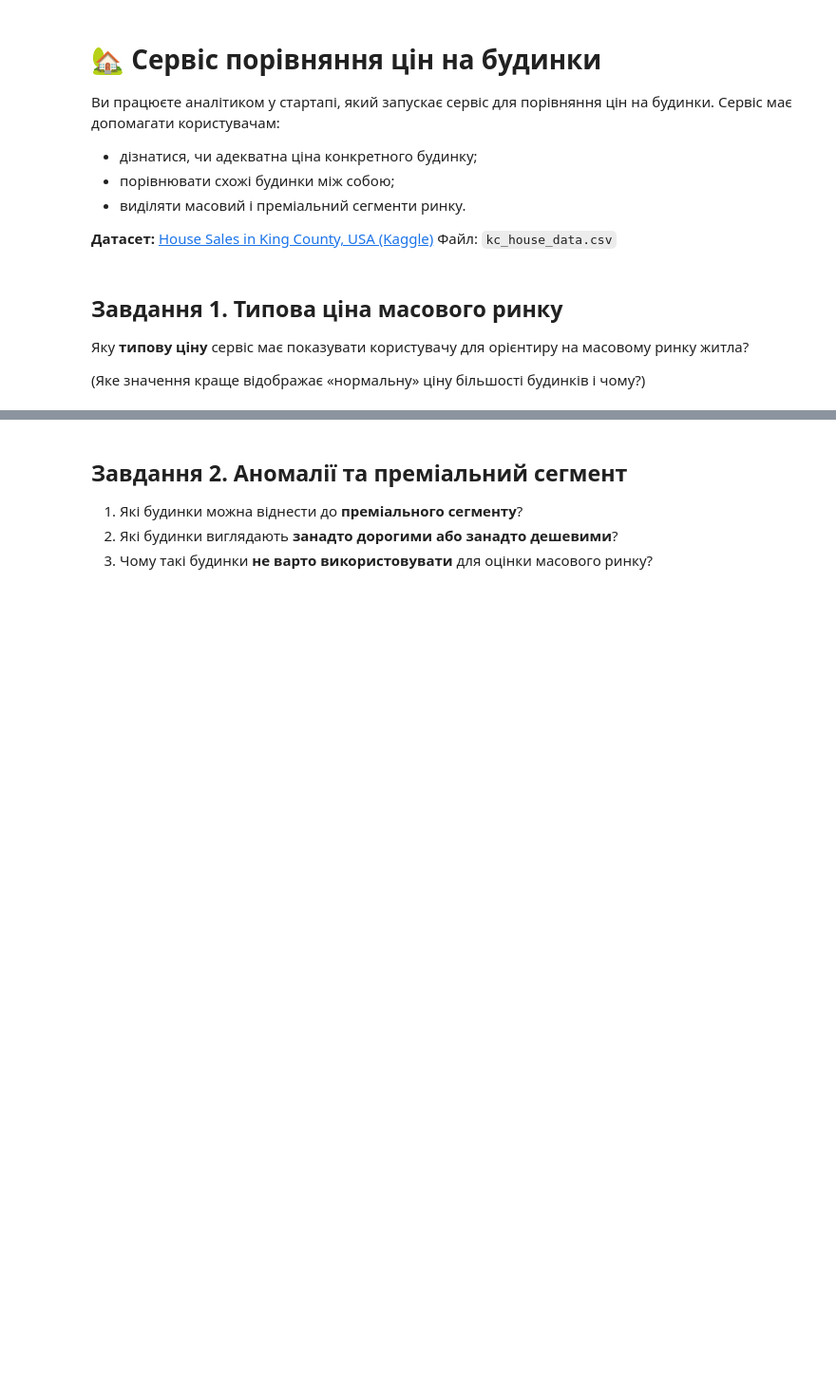
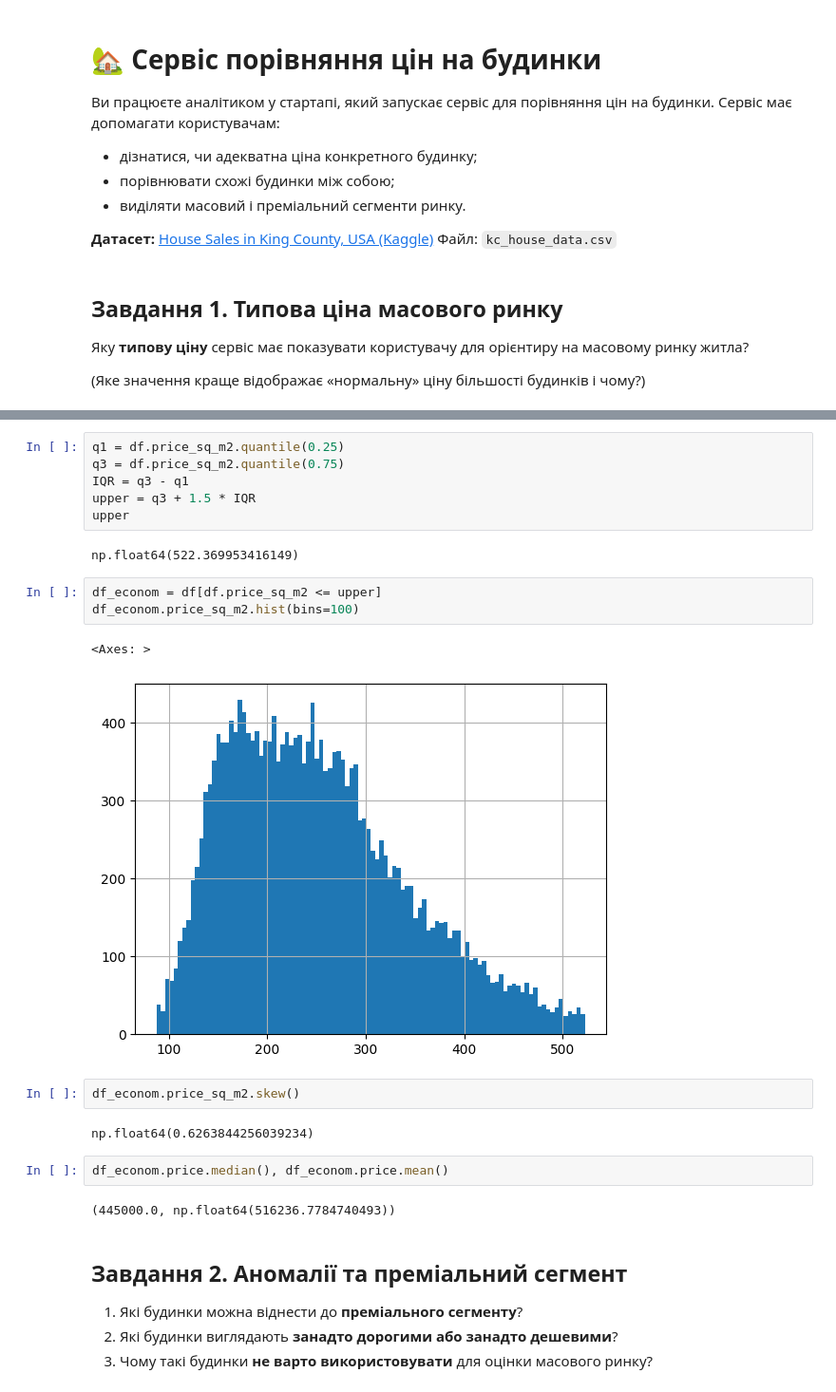
Before and after one commit to cpython-projects/python_da_17_03_26, a Jupyter notebook: lesson_14_hw.ipynb, the cells around one changed output, grey strips where cells are left out. Shown at 95% size. Saved outputs shown, nothing was run; the diff lists cells and outputs as text; blank space fills up the shorter version.

```diff
--- a/lesson_14_hw.ipynb
+++ b/lesson_14_hw.ipynb
@@ -20,3 +74,25 @@
+# %%
+q1 = df.price_sq_m2.quantile(0.25)
+q3 = df.price_sq_m2.quantile(0.75)
+IQR = q3 - q1
+upper = q3 + 1.5 * IQR
+upper
+# %% [output]
+np.float64(522.369953416149)
+# %%
+df_econom = df[df.price_sq_m2 <= upper]
+df_econom.price_sq_m2.hist(bins=100)
+# %% [output]
+<Axes: >
+[figure, added]
+# %%
+df_econom.price_sq_m2.skew()
+# %% [output]
+np.float64(0.6263844256039234)
+# %%
+df_econom.price.median(), df_econom.price.mean()
+# %% [output]
+(445000.0, np.float64(516236.7784740493))
 # %% [markdown]
 ## **Завдання 2. Аномалії та преміальний сегмент**
 
```
Also changed, not shown: parts of 15 cells of this notebook.
